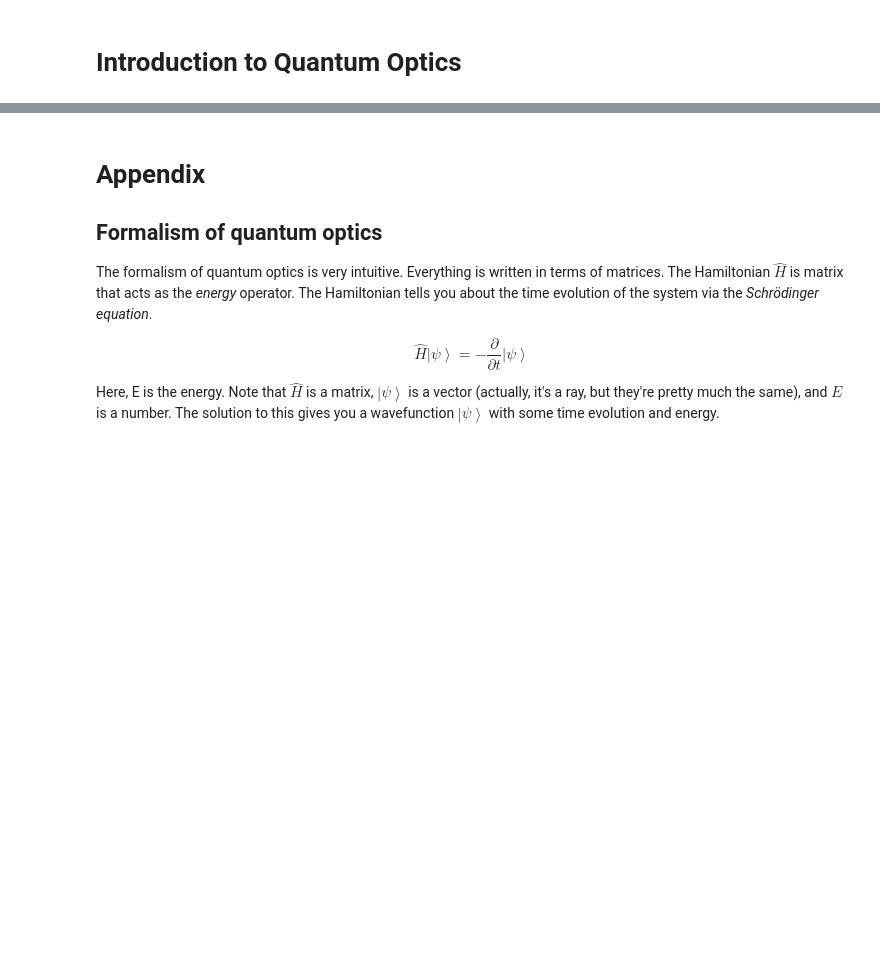
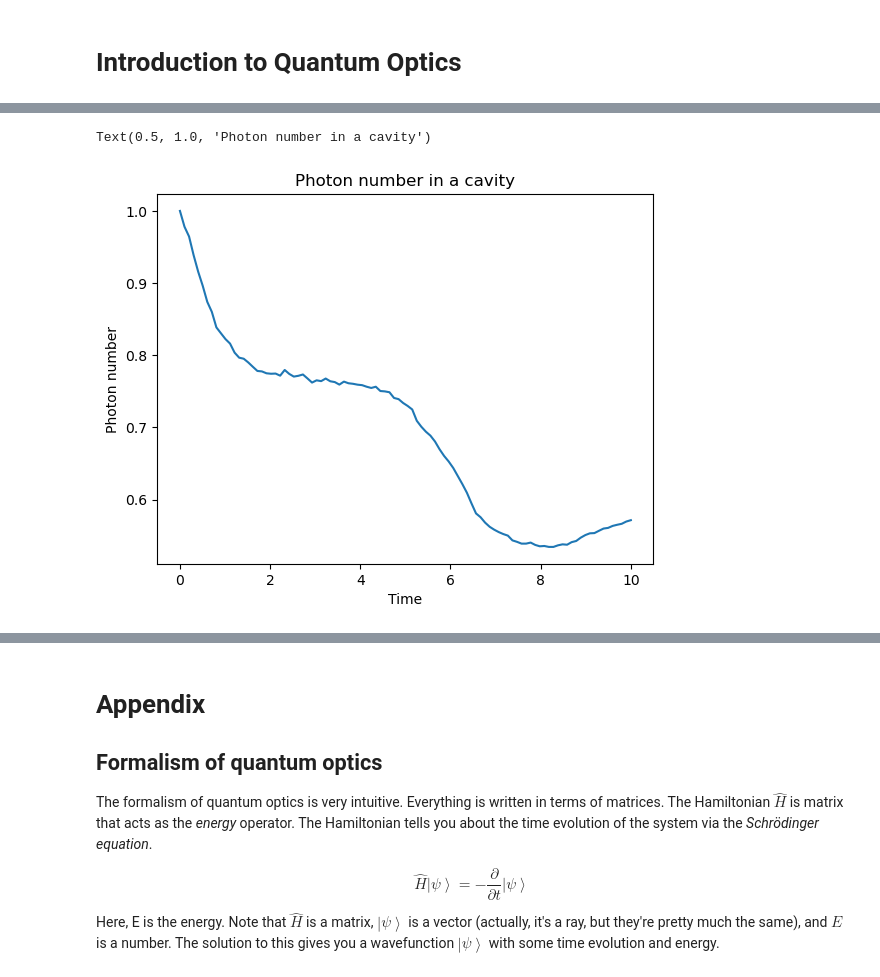
Before and after one commit to lange50/qsap-2023, a Jupyter notebook: intro_to_quantum_optics.ipynb, the cells around one changed output, grey strips where cells are left out. Saved outputs shown, nothing was run; the diff lists cells and outputs as text; code cells hidden in the pictures; blank space fills up the shorter version.

```diff
--- a/intro_to_quantum_optics.ipynb
+++ b/intro_to_quantum_optics.ipynb
@@ -77,0 +88,27 @@ Total run time:   7.02s
+# %%
+# Define the Hamiltonian
+N = 1 + 1  # number of photon states
+Omega = 1  # Rabi frequency
+H_0 = qt.num(N) + 1/2
+H_D = Omega* (qt.destroy(N) + qt.create(N))
+H = H_0 + H_D
+
+gamma = 0.25  # decay rate
+c_ops = [np.sqrt(gamma) * qt.destroy(N)]
+
+# Define the initial state
+psi0 = qt.basis(N, N - 1)
+
+# Define the time vector
+t = np.linspace(0, 10, 100)
+
+# Solve with monte carlo
+res3 = qt.mcsolve(H, psi0, t, c_ops, [qt.num(N)], ntraj=1000)
+
+# Plot the results
+fig, ax = plt.subplots()
+ax.plot(t, res3.expect[0], label='1000 trajectories')
+ax.set_xlabel('Time')
+ax.set_ylabel('Photon number')
+ax.set_title('Photon number in a cavity')
+# %% [output]
@@ -77,0 +126,2 @@ Total run time:   7.02s
+Text(0.5, 1.0, 'Photon number in a cavity')
+[figure, added]
```
Also changed, not shown: parts of 5 cells of this notebook, 1 other file.
